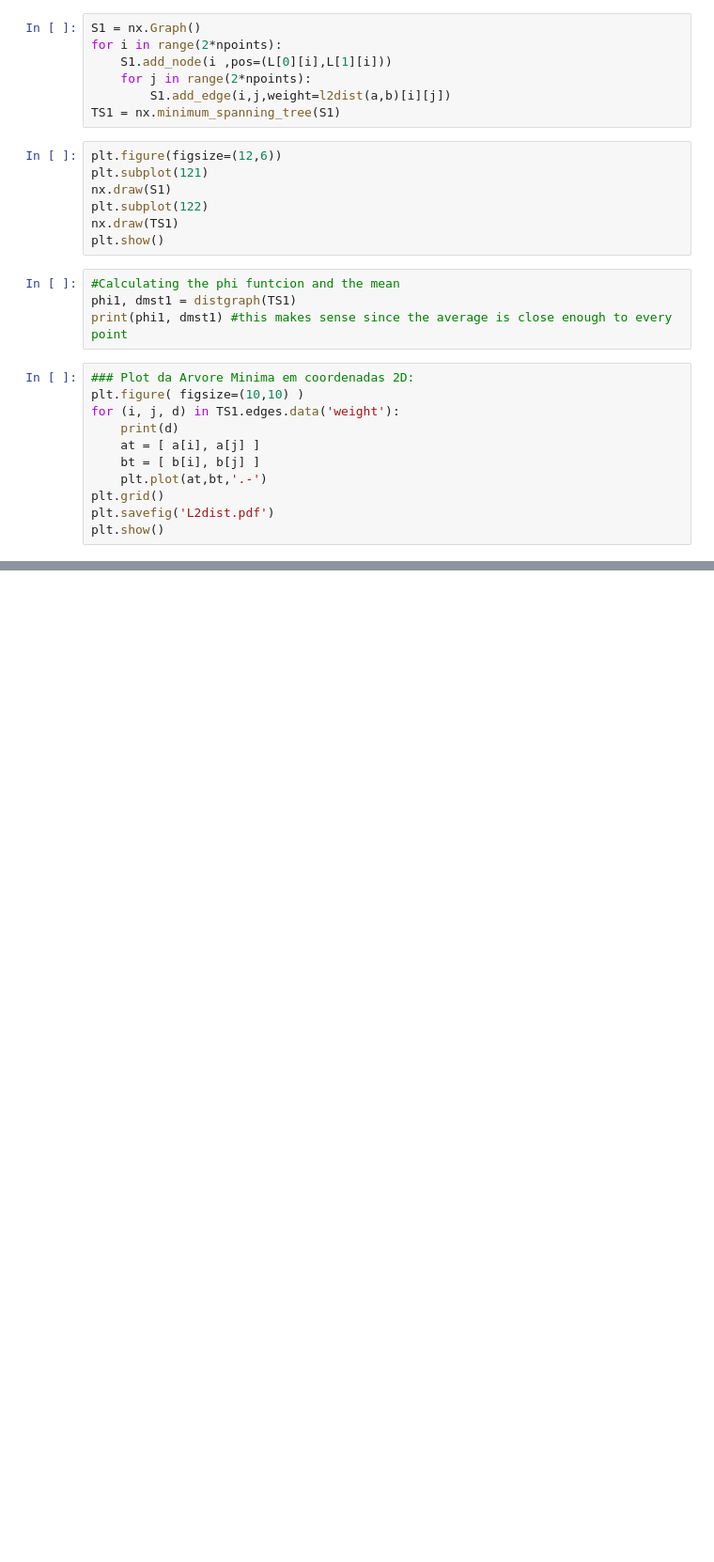
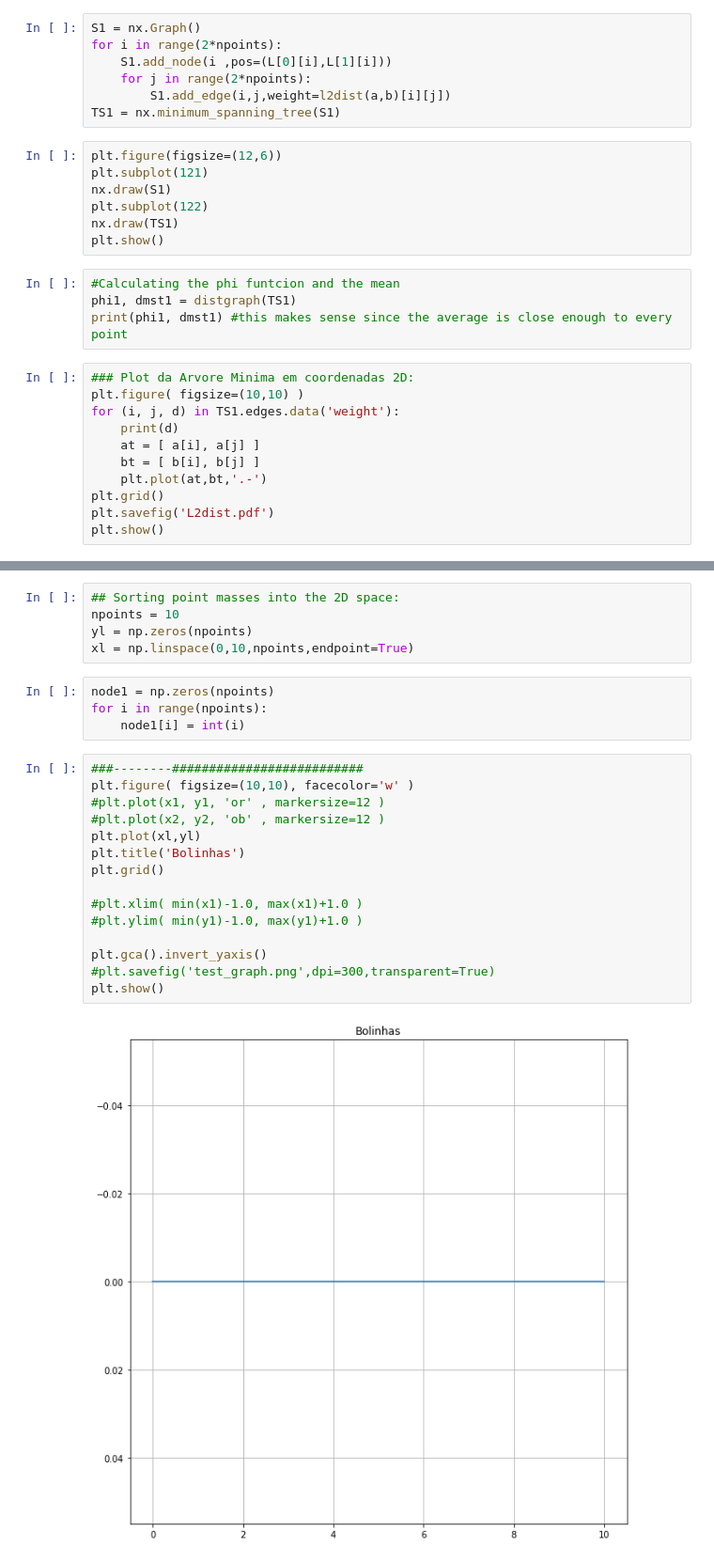
Before and after one commit to EdsonAlonso/EstagioCurricular, a Jupyter notebook: Test_graph.ipynb, the cells around one changed output, grey strips where cells are left out. Shown: that part at 94% size. Saved outputs shown, nothing was run; the diff lists cells and outputs as text; blank space fills up the shorter version.

```diff
--- a/Test_graph.ipynb
+++ b/Test_graph.ipynb
@@ -215,0 +228,26 @@ plt.show()
+# %%
+## Sorting point masses into the 2D space:
+npoints = 10
+yl = np.zeros(npoints)
+xl = np.linspace(0,10,npoints,endpoint=True)
+# %%
+node1 = np.zeros(npoints)
+for i in range(npoints):
+    node1[i] = int(i)
+# %%
+###--------##########################
+plt.figure( figsize=(10,10), facecolor='w' )
+#plt.plot(x1, y1, 'or' , markersize=12 )
+#plt.plot(x2, y2, 'ob' , markersize=12 )
+plt.plot(xl,yl)
+plt.title('Bolinhas')
+plt.grid()
+
+#plt.xlim( min(x1)-1.0, max(x1)+1.0 )
+#plt.ylim( min(y1)-1.0, max(y1)+1.0 )
+
+plt.gca().invert_yaxis()
+#plt.savefig('test_graph.png',dpi=300,transparent=True)
+plt.show()
+# %% [output]
+[figure, added]
```
Also changed, not shown: parts of 16 cells of this notebook.
